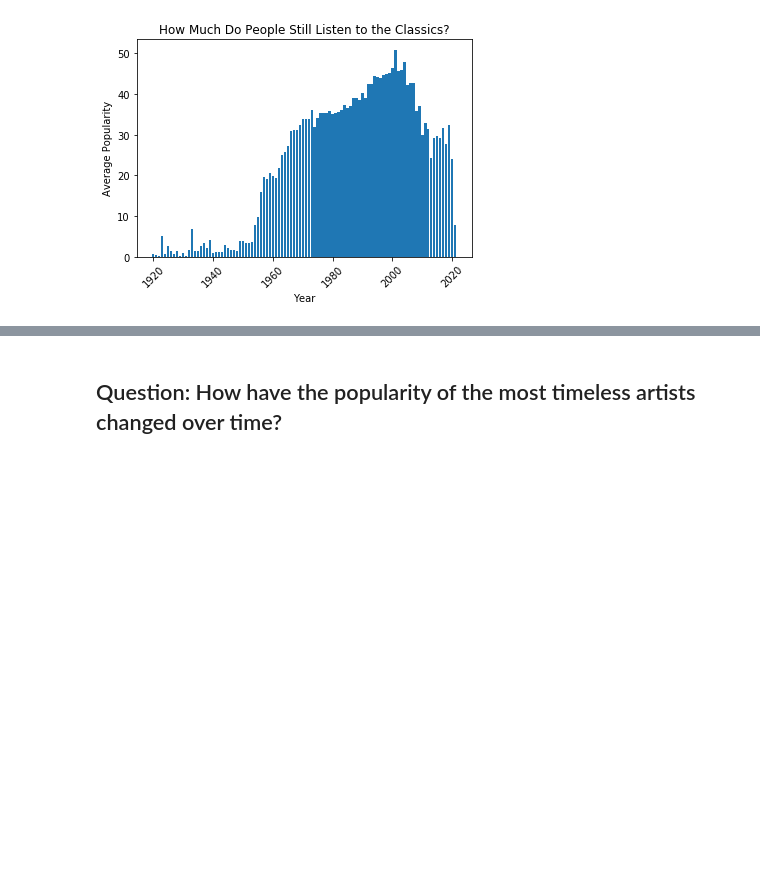
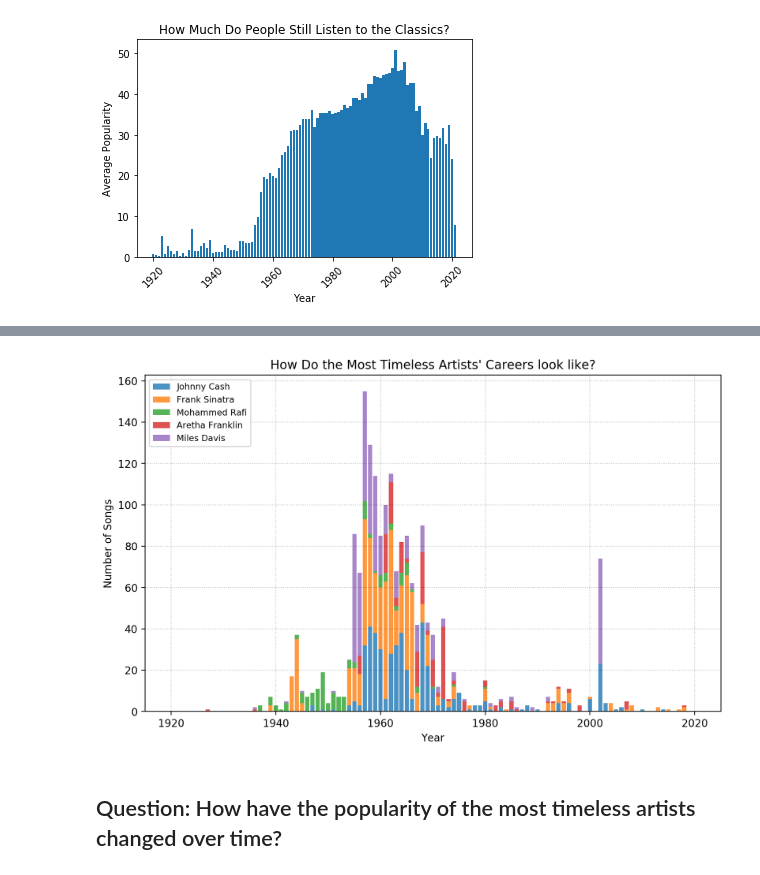
Before and after one commit to ztcnrh/Spotify-Music-Analysis, a Jupyter notebook: analysis/exploration_descriptive_analysis.ipynb, the cells around one changed output, grey strips where cells are left out. Drawn from its saved outputs; the diff is of its cells as text; code cells hidden in the pictures; blank space fills up the shorter version.

```diff
--- a/analysis/exploration_descriptive_analysis.ipynb
+++ b/analysis/exploration_descriptive_analysis.ipynb
@@ -164,0 +207,20 @@ plt.savefig('../images/avg_pop_over_years.png')
+# %%
+# Filter for a new dataframe to host all top 5 most timeless artists data with a series of merges
+new_df = pd.DataFrame({'year': years})
+
+# Merge
+merge_df_johnny = pd.merge(new_df, johnny, on="year", how="left")
+merge_df_frank = pd.merge(merge_df_johnny, frank, on="year", how="left")
+merge_df_top_2 = merge_df_frank.rename(columns={'song count_x': 'song_count_johnny',
+                                                'song count_y': 'song_count_frank'
+                                               })
+merge_df_mohammed = pd.merge(merge_df_top_2, mohammed, on="year", how="left")
+merge_df_aretha = pd.merge(merge_df_mohammed, aretha, on="year", how="left")
+merge_df_top_4 = merge_df_aretha.rename(columns={'song count_x': 'song_count_mohammed',
+                                                'song count_y': 'song_count_aretha'
+                                               })
+merge_df_miles = pd.merge(merge_df_top_4, miles, on="year", how="left")
+merge_df_top_5 = merge_df_miles.rename(columns={'song count': 'song_count_miles'})
+merge_df_final = merge_df_top_5.drop(columns=['artists_x', 'artists_y', 'artists'])
+merge_df_final = merge_df_final.fillna(0)
+merge_df_final.head()
@@ -165,3 +234,39 @@ plt.savefig('../images/avg_pop_over_years.png')
+# %%
+# Plotting a bar chart of song count for most timeless artists by year
+plt.figure(figsize=(10,6), dpi=200)
+
+dataset_j = np.array(merge_df_final['song_count_johnny'])
+datase_f = np.array(merge_df_final['song_count_frank'])
+dataset_mo = np.array(merge_df_final['song_count_mohammed'])
+dataset_a = np.array(merge_df_final['song_count_aretha'])
+dataset_mi = np.array(merge_df_final['song_count_miles'])
+
+
+p1 = plt.bar(merge_df_final['year'], dataset_j,
+             label='Johnny Cash', alpha=0.8)
+p2 = plt.bar(merge_df_final['year'], datase_f,
+             bottom=dataset_j, label='Frank Sinatra', alpha=0.8)
+p3 = plt.bar(merge_df_final['year'], dataset_mo,
+             bottom=dataset_j+datase_f, label='Mohammed Rafi', alpha=0.8)
+p4 = plt.bar(merge_df_final['year'], dataset_a,
+             bottom=dataset_j+datase_f+dataset_mo, label='Aretha Franklin', alpha=0.8)
+p4 = plt.bar(merge_df_final['year'], dataset_mi,
+             bottom=dataset_j+datase_f+dataset_mo+dataset_a, label='Miles Davis', alpha=0.8)
+
+
+plt.grid(True, color='k', linestyle=':', alpha=0.25)
+plt.title("How Do the Most Timeless Artists' Careers look like?")
+plt.xlabel("Year")
+plt.ylabel("Number of Songs")
+plt.xlim(1915, 2025)
+plt.legend(loc='upper left', fontsize='small')
+
+# Save figure
+plt.savefig('../images/old_timers_song_releases_by_year.png')
+
+plt.show()
+# %% [output]
+[figure, added]
 # %% [markdown]
 ## Question: How have the popularity of the most timeless artists changed over time?
 # %%
```
Also changed, not shown: parts of 8 cells of this notebook, 3 other files.
